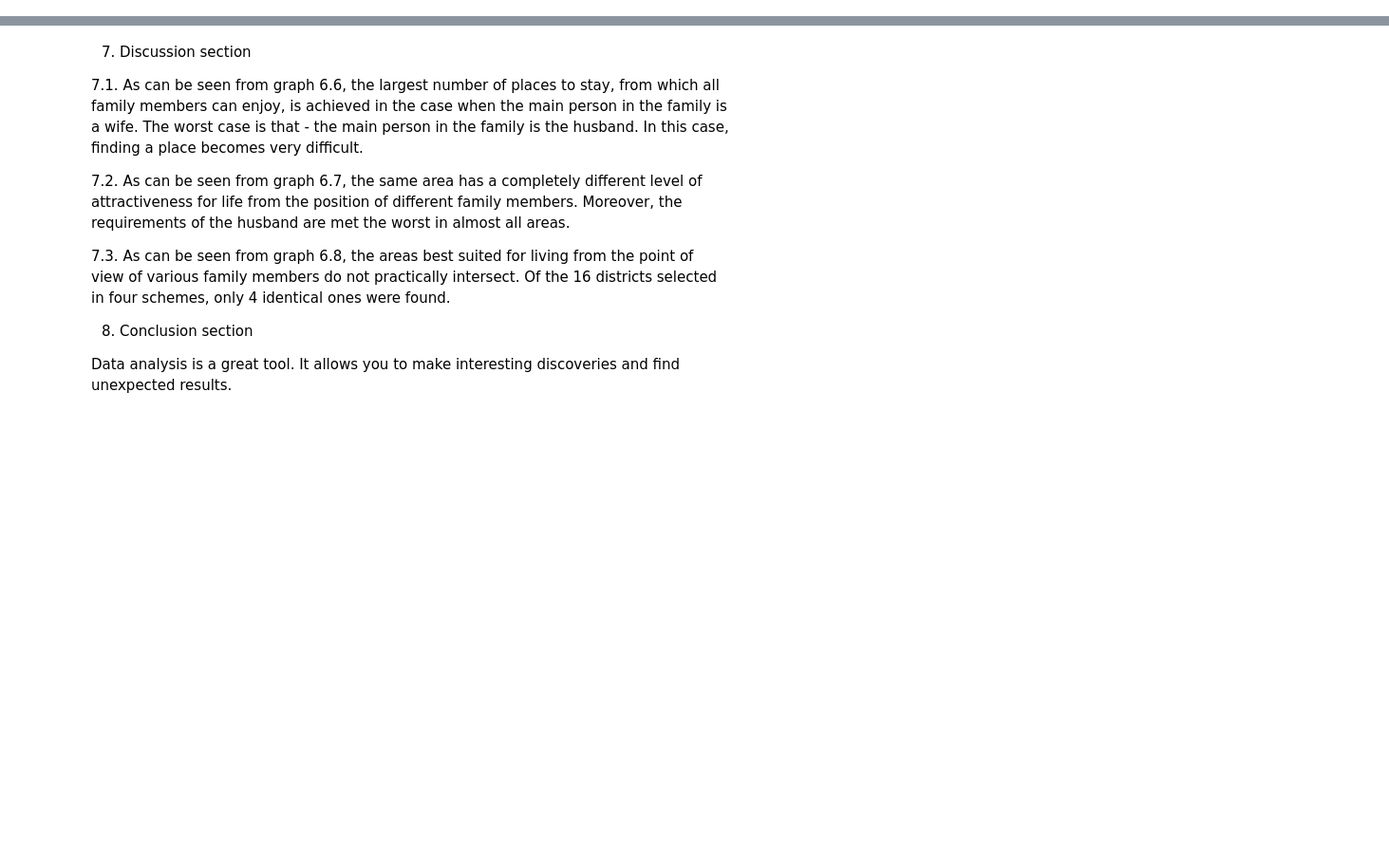
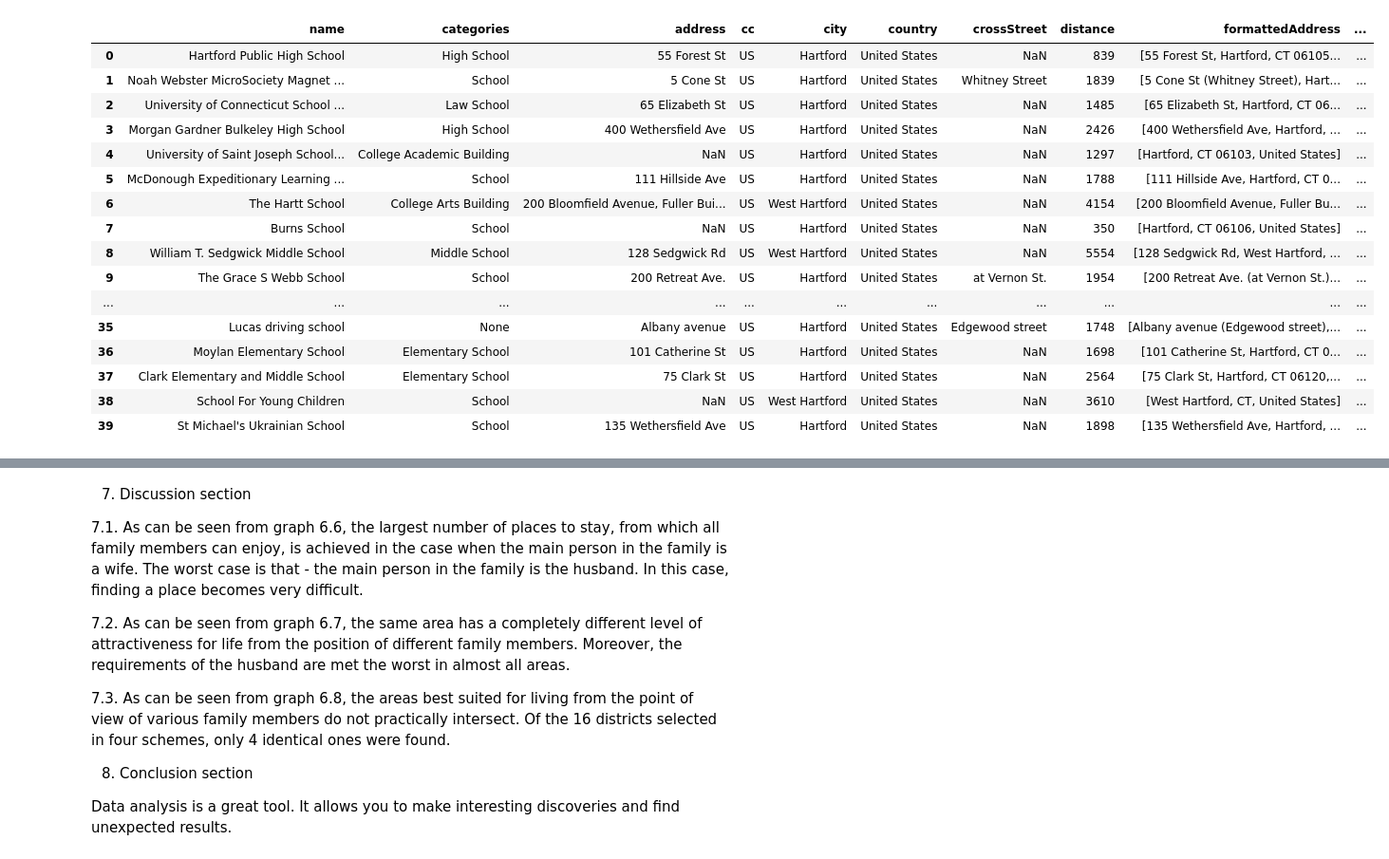
Before and after one commit to ipsitmisra/Capstone-project, a Jupyter notebook: Capstone FInal.ipynb, the cells around one changed output, grey strips where cells are left out. Shown: that part at 95% size. Saved outputs shown, nothing was run; the diff lists cells and outputs as text; code cells hidden in the pictures; blank space fills up the shorter version.

```diff
--- a/Capstone FInal.ipynb
+++ b/Capstone FInal.ipynb
@@ -345,0 +68,7 @@ NameError: name 'cm' is not defined
+# %%
+address = 'Hartford, CT'
+geolocator = Nominatim(user_agent="foursquare_agent")
+location = geolocator.geocode(address)
+latitude = location.latitude
+longitude = location.longitude
+print(latitude, longitude)
@@ -345,0 +77,4 @@ NameError: name 'cm' is not defined
+# %%
+search_query = 'school'
+radius = 4000
+print(search_query + ' .... OK!')
@@ -345,0 +83,3 @@ NameError: name 'cm' is not defined
+# %%
+url = 'https://api.foursquare.com/v2/venues/search?client_id={}&client_secret={}&ll={},{}&v={}&query={}&radius={}&limit={}'.format(CLIENT_ID, CLIENT_SECRET, latitude, longitude, VERSION, search_query, radius, LIMIT)
+url
@@ -345,0 +129,7 @@ NameError: name 'cm' is not defined
+# %%
+# assign relevant part of JSON to venues
+venues = results['response']['venues']
+
+# tranform venues into a dataframe
+dataframe = json_normalize(venues)
+dataframe.head()
@@ -345,0 +143,42 @@ NameError: name 'cm' is not defined
+# %%
+# keep only columns that include venue name, and anything that is associated with location
+filtered_columns = ['name', 'categories'] + [col for col in dataframe.columns if col.startswith('location.')] + ['id']
+dataframe_filtered = dataframe.loc[:, filtered_columns]
+
+# function that extracts the category of the venue
+def get_category_type(row):
+    try:
+        categories_list = row['categories']
+    except:
+        categories_list = row['venue.categories']
+
+    if len(categories_list) == 0:
+        return None
+    else:
+        return categories_list[0]['name']
+
+# filter the category for each row
+dataframe_filtered['categories'] = dataframe_filtered.apply(get_category_type, axis=1)
+
+# clean column names by keeping only last term
+dataframe_filtered.columns = [column.split('.')[-1] for column in dataframe_filtered.columns]
+
+dataframe_filtered
+# %% [output]
+|  | name | categories | address | cc | city | country | crossStreet | distance | formattedAddress | ... |
+| 0 | Hartford Public High School | High School | 55 Forest St | US | Hartford | United States | NaN | 839 | [55 Forest St, Hartford, CT 06105... | ... |
+| 1 | Noah Webster MicroSociety Magnet ... | School | 5 Cone St | US | Hartford | United States | Whitney Street | 1839 | [5 Cone St (Whitney Street), Hart... | ... |
+| 2 | University of Connecticut School ... | Law School | 65 Elizabeth St | US | Hartford | United States | NaN | 1485 | [65 Elizabeth St, Hartford, CT 06... | ... |
+| 3 | Morgan Gardner Bulkeley High School | High School | 400 Wethersfield Ave | US | Hartford | United States | NaN | 2426 | [400 Wethersfield Ave, Hartford, ... | ... |
+| 4 | University of Saint Joseph School... | College Academic Building | NaN | US | Hartford | United States | NaN | 1297 | [Hartford, CT 06103, United States] | ... |
+| 5 | McDonough Expeditionary Learning ... | School | 111 Hillside Ave | US | Hartford | United States | NaN | 1788 | [111 Hillside Ave, Hartford, CT 0... | ... |
+| 6 | The Hartt School | College Arts Building | 200 Bloomfield Avenue, Fuller Bui... | US | West Hartford | United States | NaN | 4154 | [200 Bloomfield Avenue, Fuller Bu... | ... |
+| 7 | Burns School | School | NaN | US | Hartford | United States | NaN | 350 | [Hartford, CT 06106, United States] | ... |
+| 8 | William T. Sedgwick Middle School | Middle School | 128 Sedgwick Rd | US | West Hartford | United States | NaN | 5554 | [128 Sedgwick Rd, West Hartford, ... | ... |
+| 9 | The Grace S Webb School | School | 200 Retreat Ave. | US | Hartford | United States | at Vernon St. | 1954 | [200 Retreat Ave. (at Vernon St.)... | ... |
+| ... | ... | ... | ... | ... | ... | ... | ... | ... | ... | ... |
+| 35 | Lucas driving school | None | Albany avenue | US | Hartford | United States | Edgewood street | 1748 | [Albany avenue (Edgewood street),... | ... |
+| 36 | Moylan Elementary School | Elementary School | 101 Catherine St | US | Hartford | United States | NaN | 1698 | [101 Catherine St, Hartford, CT 0... | ... |
+| 37 | Clark Elementary and Middle School | Elementary School | 75 Clark St | US | Hartford | United States | NaN | 2564 | [75 Clark St, Hartford, CT 06120,... | ... |
+| 38 | School For Young Children | School | NaN | US | West Hartford | United States | NaN | 3610 | [West Hartford, CT, United States] | ... |
+| 39 | St Michael's Ukrainian School | School | 135 Wethersfield Ave | US | Hartford | United States | NaN | 1898 | [135 Wethersfield Ave, Hartford, ... | ... |
```
Also changed, not shown: parts of 38 cells of this notebook.
